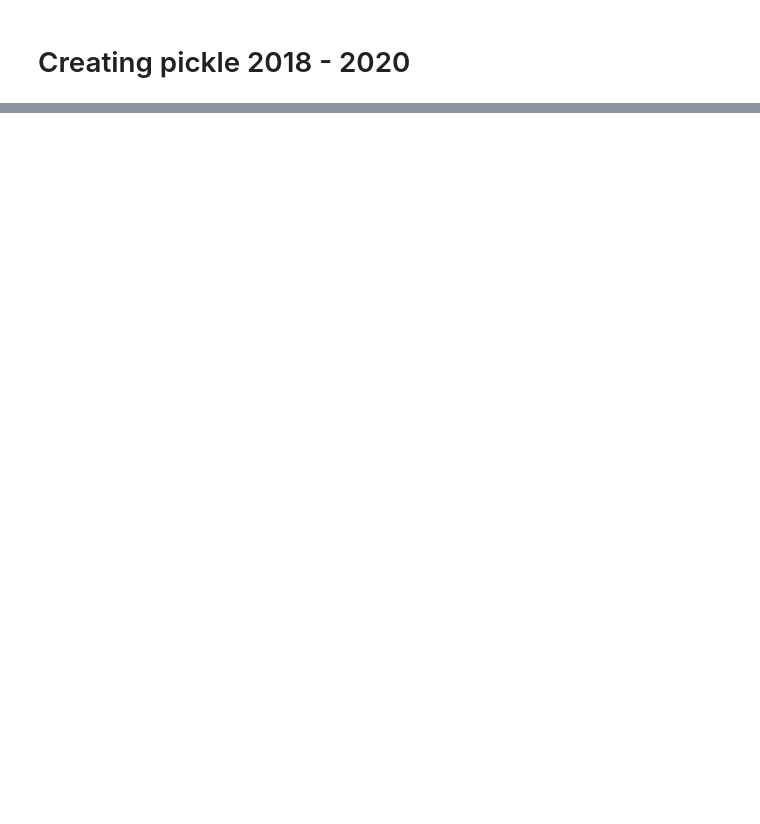
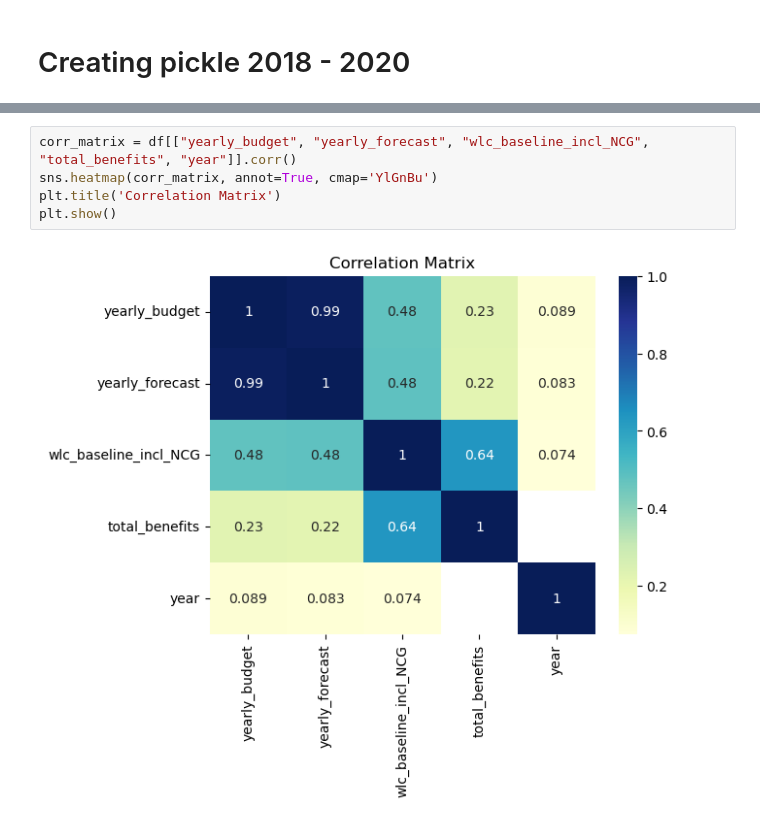
Before and after one commit to rauschgold/ds-bootcamp-capstone-project, a Jupyter notebook: notebooks/eda_hieu.ipynb, the cells around one changed output, grey strips where cells are left out. Saved outputs shown, nothing was run; the diff lists cells and outputs as text; blank space fills up the shorter version.

```diff
--- a/notebooks/eda_hieu.ipynb
+++ b/notebooks/eda_hieu.ipynb
@@ -196,2 +170,9 @@ df["year"].value_counts()
+# %%
+corr_matrix = df[["yearly_budget", "yearly_forecast", "wlc_baseline_incl_NCG", "total_benefits", "year"]].corr()
+sns.heatmap(corr_matrix, annot=True, cmap='YlGnBu')
+plt.title('Correlation Matrix')
+plt.show()
+# %% [output]
+[figure, added]
 # %%
 msn.matrix(df)
```
Also changed, not shown: parts of 45 cells of this notebook, 7 other files.
